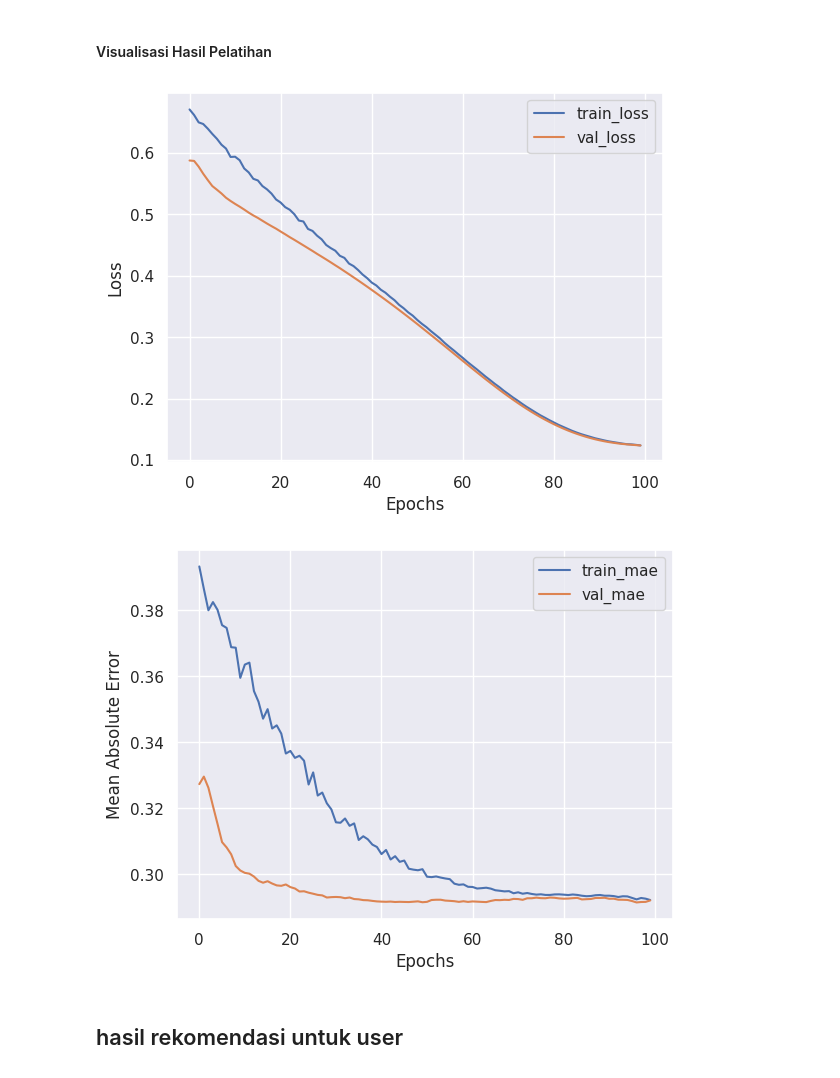
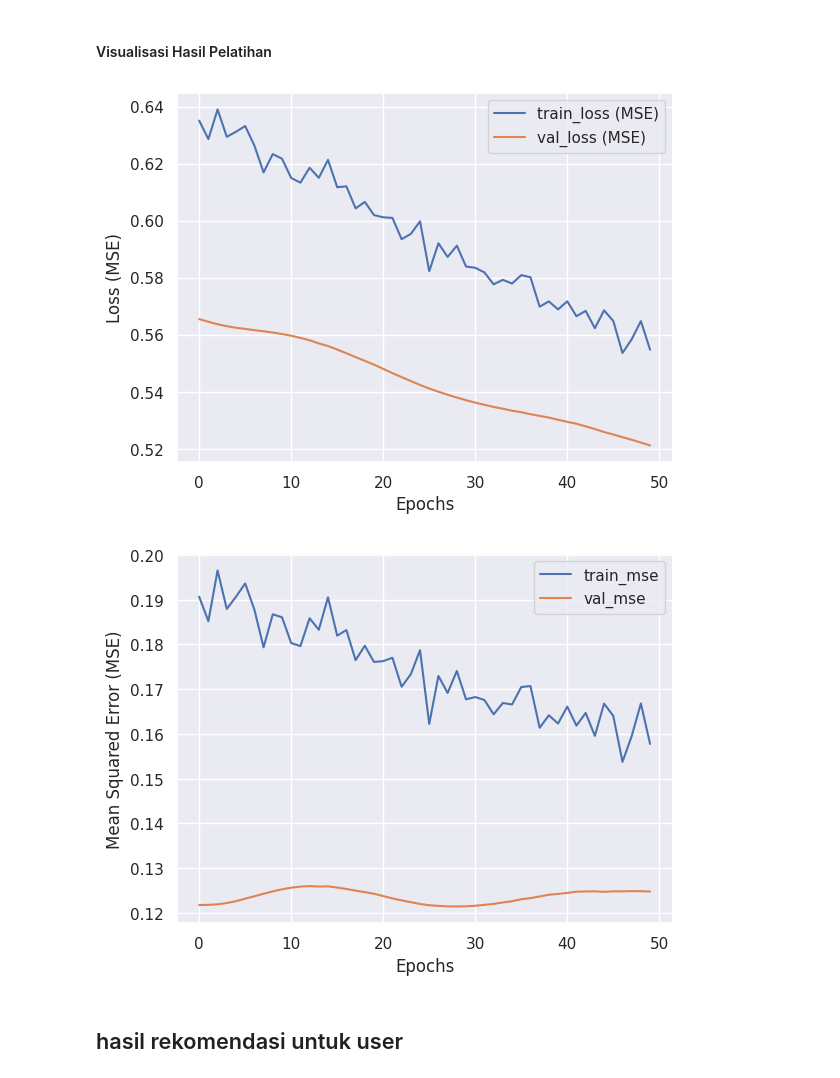
Before and after one commit to TourID/Machine-Learning, a Jupyter notebook: TourID.ipynb, the cells around one changed output. Drawn from its saved outputs; the diff is of its cells as text; code cells hidden in the pictures.

Commit message:
Add files via upload
model update

```diff
--- a/TourID.ipynb
+++ b/TourID.ipynb
@@ -142,3 +136,7 @@ memory usage: 37.7+ KB
 # Membuang kolom yang tidak dipakai
 
 place = place.drop('Time_Minutes', axis=1)
+# %%
+df = pd.DataFrame(place)
+print("Data sebelum diurutkan:")
+print(df)
@@ -415,22 +535,6 @@ df_encoded['Place_Ratings'] = df_encoded['Place_Ratings'].values.astype(np.float
 min_rating, max_rating = min(df_encoded['Place_Ratings']), max(df_encoded['Place_Ratings'])
 # %% [markdown]
 #### Pembagian Data dan Persiapan untuk Pelatihan:
-# %%
-# Mengacak dataset
-df_encoded = df_encoded.sample(frac=1, random_state=42)
-
-# Membuat variabel x dan y untuk pelatihan model
-x = df_encoded[['user', 'place']].values
-y = df_encoded['Place_Ratings'].apply(lambda x: (x - min_rating) / (max_rating - min_rating)).values
-
-# Membagi menjadi 80% data train dan 20% data validasi
-train_indices = int(0.8 * df_encoded.shape[0])
-x_train, x_val, y_train, y_val = (
-    x[:train_indices],
-    x[train_indices:],
-    y[:train_indices],
-    y[train_indices:]
-)
 # %% [markdown]
 #### Inisialisasi dan Pelatihan Model:
 # %%
@@ -534,22 +619,24 @@ Epoch 100/100
 # %%
 import matplotlib.pyplot as plt
 
-plt.plot(history.history['loss'], label='train_loss')
-plt.plot(history.history['val_loss'], label='val_loss')
+# Plot loss (MSE) selama pelatihan dan validasi
+plt.plot(history.history['loss'], label='train_loss (MSE)')
+plt.plot(history.history['val_loss'], label='val_loss (MSE)')
 plt.xlabel('Epochs')
-plt.ylabel('Loss')
+plt.ylabel('Loss (MSE)')
 plt.legend()
 plt.show()
 
-plt.plot(history.history['mae'], label='train_mae')
-plt.plot(history.history['val_mae'], label='val_mae')
+# Plot MSE selama pelatihan dan validasi
+plt.plot(history.history['mse'], label='train_mse')
+plt.plot(history.history['val_mse'], label='val_mse')
 plt.xlabel('Epochs')
-plt.ylabel('Mean Absolute Error')
+plt.ylabel('Mean Squared Error (MSE)')
 plt.legend()
 plt.show()
 # %% [output]
-[figure, old version]
+[figure, new version]
-[figure, old version]
+[figure, new version]
 # %% [markdown]
 ## hasil rekomendasi untuk user
 # %%
```
Also changed, not shown: parts of 28 cells of this notebook.
